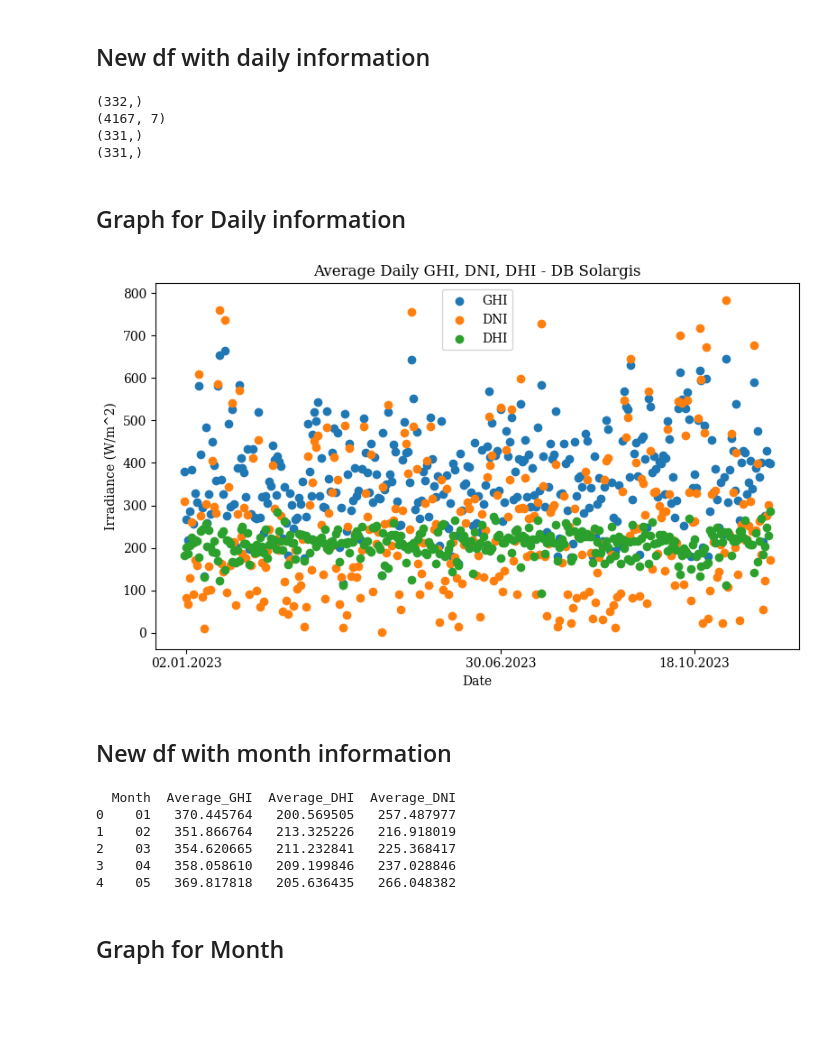
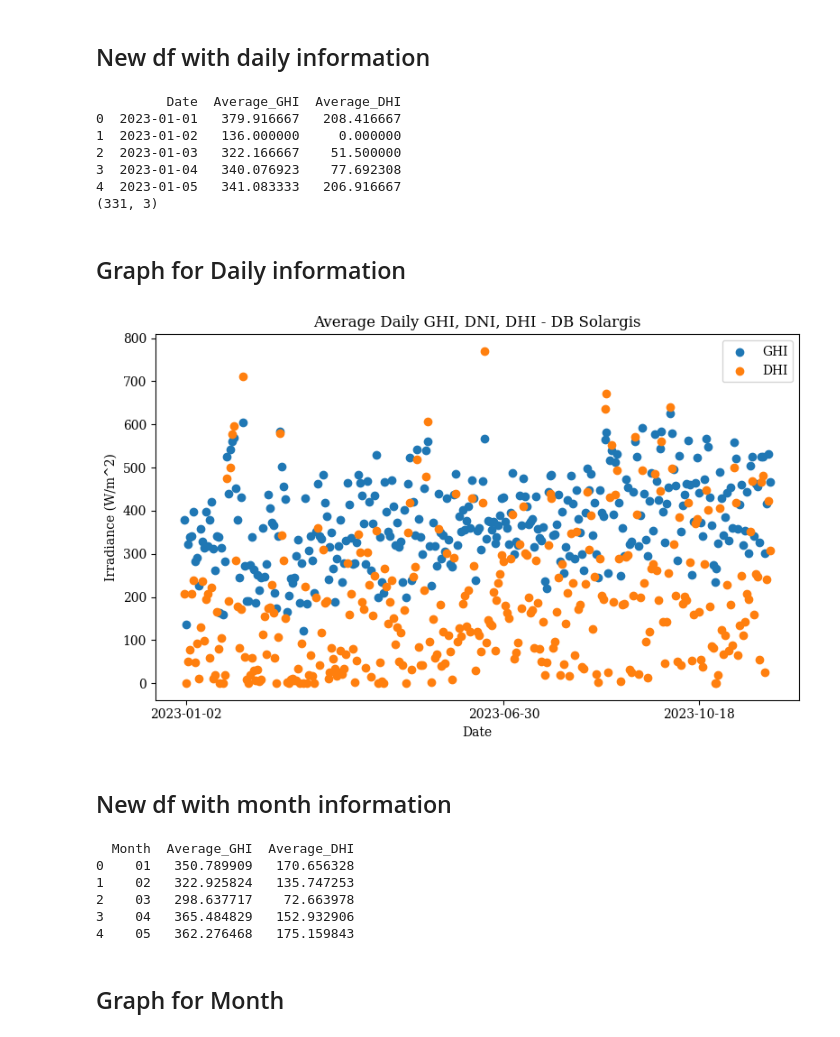
Before and after one commit to GustavoUNAL/Solar-1.233102--77.292833-, a Jupyter notebook: solcast.ipynb, the cells around one changed output. Saved outputs shown, nothing was run; the diff lists cells and outputs as text; code cells hidden in the pictures; blank space fills up the shorter version.

```diff
--- a/solcast.ipynb
+++ b/solcast.ipynb
@@ -142,59 +142,56 @@ average_DHI:  208.41666666666666
 # %% [markdown]
 ## New df with daily information
 # %%
-# print(df.shape)
+
 # Obtener los valores únicos en la columna 'Date'
 unique_dates = df['Date'].unique()
-# print(unique_dates)
-print(unique_dates.shape)
-
-
 # Filtrar los datos donde 'GHI' no es 0
 df_filtered = df[df['GHI'] != 0]
-print(df_filtered.shape)
+# print(df_filtered)
 # Encontrar el promedio de 'GHI' para cada fecha única, excluyendo los valores donde 'GHI' es 0
 average_GHI_per_date = df_filtered.groupby('Date')['GHI'].mean()
 average_DHI_per_date = df_filtered.groupby('Date')['DHI'].mean()
 # # average_DNI_per_date = df_filtered.groupby('Date')['DNI'].mean()
-print(average_GHI_per_date.shape)
-print(average_DHI_per_date.shape)
 
 # Crear un nuevo DataFrame
-# new_df = pd.DataFrame({
-#     'Date': unique_dates,
-#     'Average_GHI': average_GHI_per_date.values,
-#     'Average_DHI': average_DHI_per_date.values,
-#     # 'Average_DNI': average_DNI_per_date.values
-# })
+new_df = pd.DataFrame({
+    'Date': unique_dates,
+    'Average_GHI': average_GHI_per_date.values,
+    'Average_DHI': average_DHI_per_date.values,
+    # 'Average_DNI': average_DNI_per_date.values
+})
 
-# print(new_df.head())
-# print(new_df.shape)
+print(new_df.head())
+print(new_df.shape)
 # %% [output]
-(332,)
-(4167, 7)
-(331,)
-(331,)
+         Date  Average_GHI  Average_DHI
+0  2023-01-01   379.916667   208.416667
+1  2023-01-02   136.000000     0.000000
+2  2023-01-03   322.166667    51.500000
+3  2023-01-04   340.076923    77.692308
+4  2023-01-05   341.083333   206.916667
+(331, 3)
 # %% [markdown]
 ## Graph for Daily information
 # %%
 # Crear una figura
 plt.figure(figsize=(8,5))
 plt.rcParams['font.family'] = 'serif'
 #scatter plot
 plt.scatter(new_df['Date'], new_df['Average_GHI'], label='GHI')
-plt.scatter(new_df['Date'], new_df['Average_DNI'], label='DNI')
+# plt.scatter(new_df['Date'], new_df['Average_DNI'], label='DNI')
 plt.scatter(new_df['Date'], new_df['Average_DHI'], label='DHI')
 # plt.plot(new_df['Date'], new_df['Average_GHI'], label='GHI')
 # plt.plot(new_df['Date'], new_df['Average_DNI'], label='DNI')
 # plt.plot(new_df['Date'], new_df['Average_DHI'], label='DHI')
 plt.title('Average Daily GHI, DNI, DHI - DB Solargis')
 plt.xlabel('Date')
 plt.ylabel('Irradiance (W/m^2)')
 plt.legend()
 plt.xticks([1,180,290])
 plt.tight_layout()
 # %% [output]
-[figure, old version]
+[figure, new version]
 # %% [markdown]
 ## New df with month information
 # %%
@@ -202,10 +199,10 @@ plt.tight_layout()
 # print(new_df.shape)
 
 # Extraer el mes de la columna 'Date'
-new_df['Month'] = new_df['Date'].str.split('.').str.get(1)
+new_df['Month'] = new_df['Date'].str.split('-').str.get(1)
 
-# print(new_df.head())
-# print(new_df.shape)
+# # print(new_df.head())
+# # print(new_df.shape)
 
 unique_month = new_df['Month'].unique()
 # print(unique_month)
@@ -213,7 +210,7 @@ unique_month = new_df['Month'].unique()
 # Encontrar el promedio de 'GHI' para cada mes
 average_GHI_per_month = new_df.groupby('Month')['Average_GHI'].mean()
 average_DHI_per_month = new_df.groupby('Month')['Average_DHI'].mean()
-average_DNI_per_month = new_df.groupby('Month')['Average_DNI'].mean()
+# average_DNI_per_month = new_df.groupby('Month')['Average_DNI'].mean()
 # print(average_GHI_per_month)
 # print(average_DHI_per_month)
 # print(average_DNI_per_month)
@@ -223,17 +220,17 @@ new_df2 = pd.DataFrame({
     'Month': unique_month,
     'Average_GHI': average_GHI_per_month.values,
     'Average_DHI': average_DHI_per_month.values,
-    'Average_DNI': average_DNI_per_month.values
+    # 'Average_DNI': average_DNI_per_month.values
 })
 
 print(new_df2.head())
 # %% [output]
-  Month  Average_GHI  Average_DHI  Average_DNI
-0    01   370.445764   200.569505   257.487977
-1    02   351.866764   213.325226   216.918019
-2    03   354.620665   211.232841   225.368417
-3    04   358.058610   209.199846   237.028846
-4    05   369.817818   205.636435   266.048382
+  Month  Average_GHI  Average_DHI
+0    01   350.789909   170.656328
+1    02   322.925824   135.747253
+2    03   298.637717    72.663978
+3    04   365.484829   152.932906
+4    05   362.276468   175.159843
 # %% [markdown]
 ## Graph for Month
 # %%
```
Also changed, not shown: parts of 3 cells of this notebook, 2 other files.
